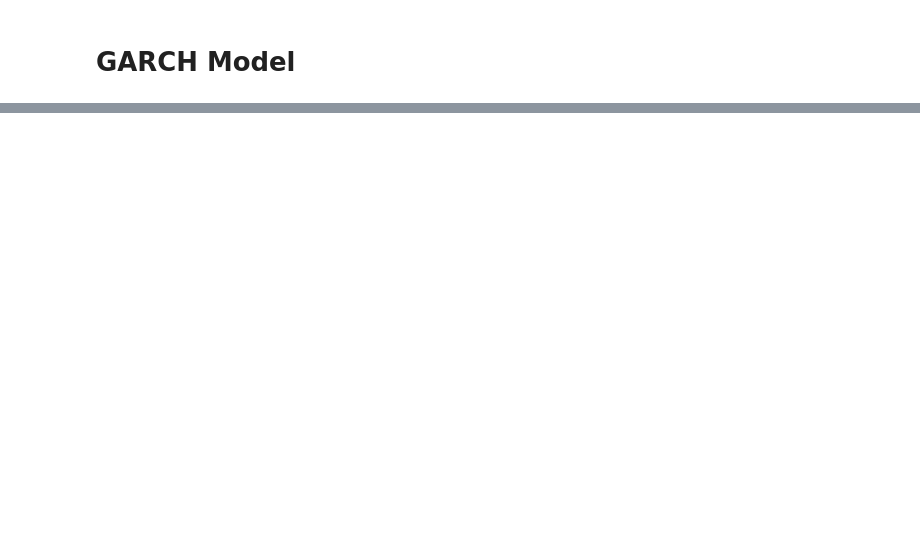
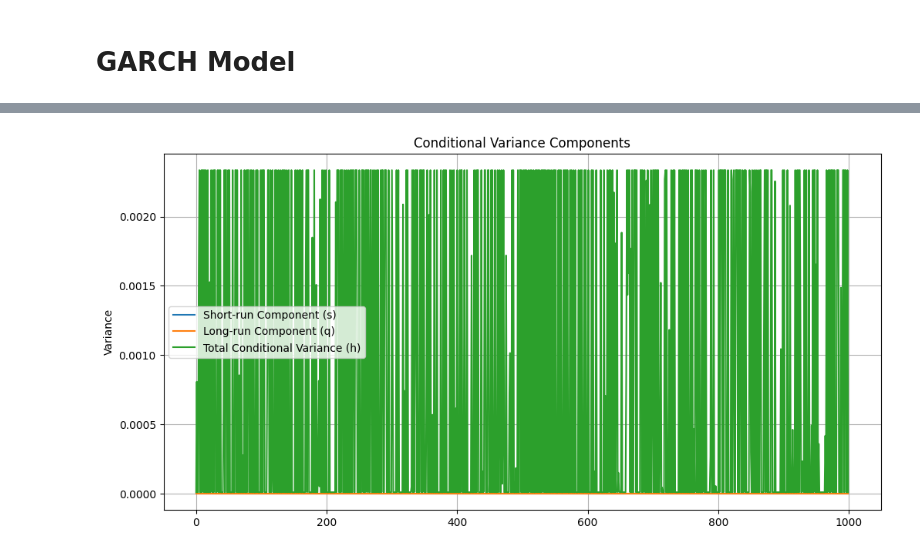
Before and after one commit to asimp104/HF_Hedging, a Jupyter notebook: GARCH.ipynb, the cells around one changed output, grey strips where cells are left out. Cells and saved outputs as stored; diff of their text form; code cells hidden in the pictures; blank space fills up the shorter version.

```diff
--- a/GARCH.ipynb
+++ b/GARCH.ipynb
@@ -293,3 +365,14 @@ class IGGARCH:
             h_forecasts[h] = s_forecasts[h] + q_forecasts[h]
 
         return h_forecasts
+# %%
+# Create mock returns data
+np.random.seed(42)  # For reproducibility
+n_samples = 1000
+# Generate some realistic looking returns - normal with occasional larger moves
+returns = np.random.normal(0, 1.2, n_samples)
+# Add some volatility clustering
+for i in range(50, 150):
+    returns[i] *= 2  # Higher volatility period
+for i in range(500, 600):
+    returns[i] *= 3  # Another higher volatility period
@@ -295,0 +407,19 @@ class IGGARCH:
+# %%
+# Test simulation
+def test_simulation(model, returns):
+    h = model.simulate(returns)
+    assert len(h) == len(returns)
+
+    # Check h = s + q relationship with a tolerance for numerical precision
+    for t in range(1, len(returns) + 1):
+        # Use relative tolerance for larger values
+        rel_diff = abs((model.h[t] - (model.s[t] + model.q[t])) / max(model.h[t], 1e-10))
+        assert rel_diff < 1e-6, f"h != s + q at t={t}: {model.h[t]} != {model.s[t] + model.q[t]}"
+
+    print("Simulation test passed!")
+    return h
+# %%
+# Run the tests
+model = test_initialization()
+test_state_initialization(model, returns)
+h = test_simulation(model, returns)
@@ -295,0 +440,14 @@ class IGGARCH:
+# %%
+# Plot 2: Conditional Variance and its Components
+plt.figure(figsize=(12, 6))
+plt.plot(model.s[1:], label='Short-run Component (s)')
+plt.plot(model.q[1:], label='Long-run Component (q)')
+plt.plot(h, label='Total Conditional Variance (h)')
+
+plt.title('Conditional Variance Components')
+plt.ylabel('Variance')
+plt.legend()
+plt.grid(True)
+plt.show()
+# %% [output]
+[figure, added]
```
Also changed, not shown: parts of 9 cells of this notebook.
